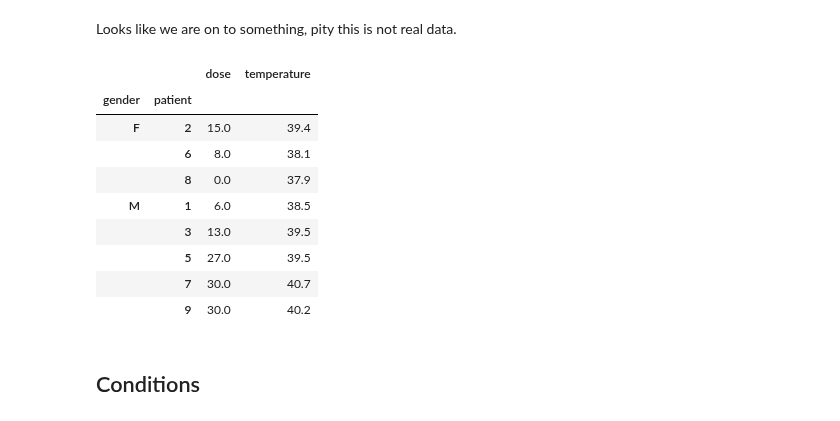
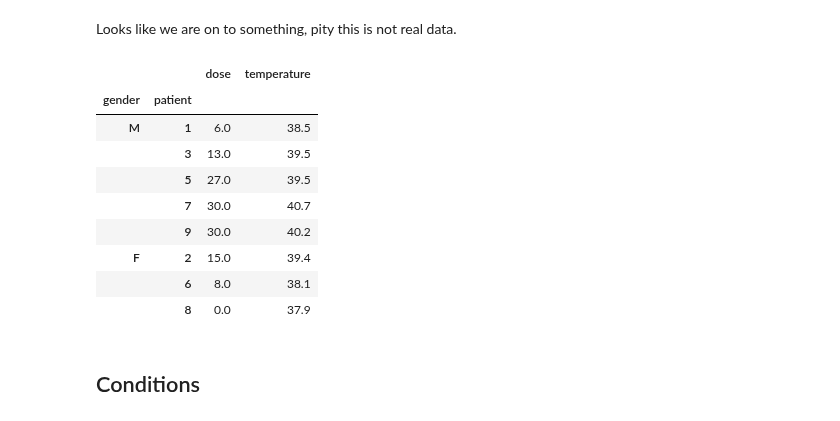
Before and after one commit to gjbex/Python-for-data-science, a Jupyter notebook: source-code/pandas/patient_data.ipynb, the cells around one changed output. Cells and saved outputs as stored; diff of their text form; code cells hidden in the pictures.

Commit message:
Fix pivot_table call with NaNs

```diff
--- a/source-code/pandas/patient_data.ipynb
+++ b/source-code/pandas/patient_data.ipynb
@@ -527,20 +527,21 @@ Looks like we are on to something, pity this is not real data.
 # %%
 gender_hypothesis = data.pivot_table(index=['gender', 'patient'],
                                      values=['temperature', 'dose'],
                                      aggfunc={'temperature': np.max,
-                                              'dose': np.sum})
+                                              'dose': np.sum},
+                                     observed=True)
 gender_hypothesis
 # %% [output]
 |  |  | dose | temperature |
 | gender | patient |  |  |
-| F | 2 | 15.0 | 39.4 |
-|  | 6 | 8.0 | 38.1 |
-|  | 8 | 0.0 | 37.9 |
 | M | 1 | 6.0 | 38.5 |
 |  | 3 | 13.0 | 39.5 |
 |  | 5 | 27.0 | 39.5 |
 |  | 7 | 30.0 | 40.7 |
 |  | 9 | 30.0 | 40.2 |
+| F | 2 | 15.0 | 39.4 |
+|  | 6 | 8.0 | 38.1 |
+|  | 8 | 0.0 | 37.9 |
 # %% [markdown]
 ## Conditions
 # %% [markdown]
```
Also changed, not shown: parts of 3 cells of this notebook.
